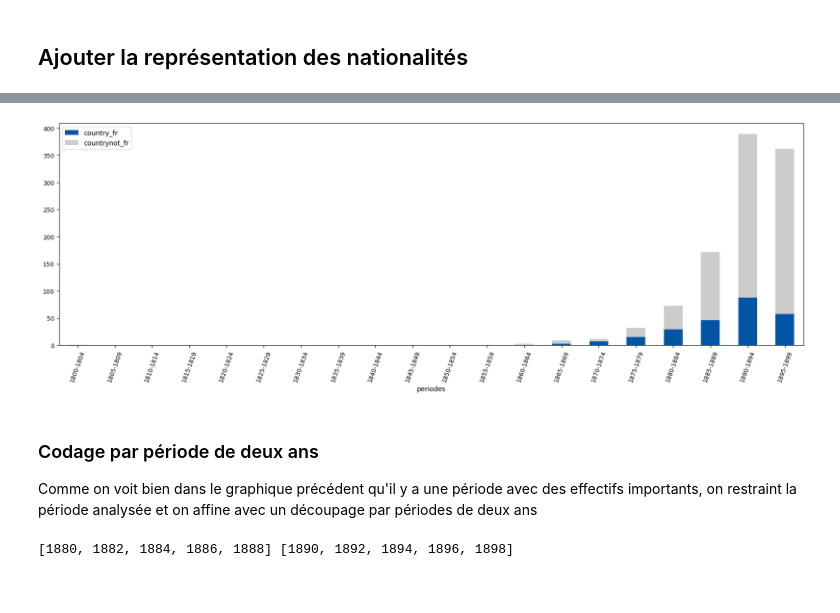
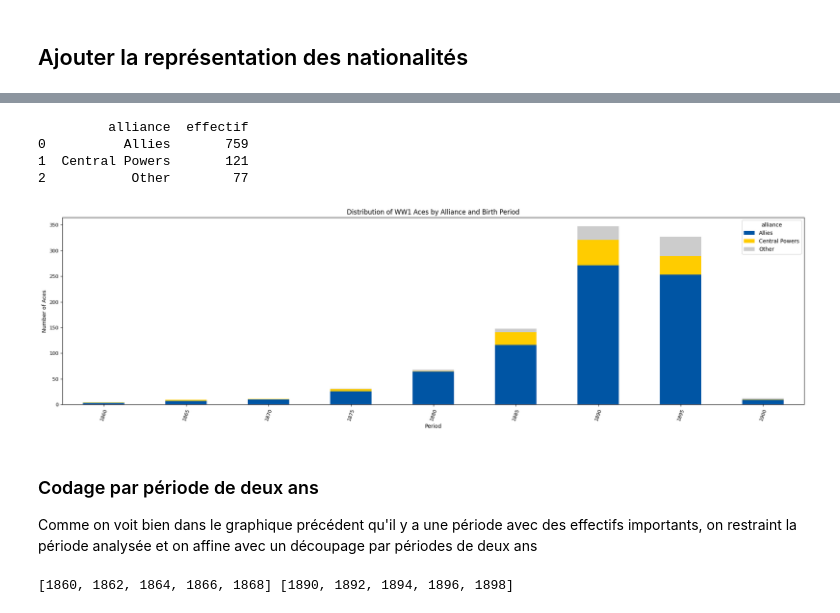
Before and after one commit to samohTDNM/Les-as-de-la-Grande-Guerre-, a Jupyter notebook: notebooks jupyter/asWW1_wdt_distribution_naissances_triplestore.ipynb, the cells around one changed output, grey strips where cells are left out. Drawn from its saved outputs; the diff is of its cells as text; code cells hidden in the pictures.

```diff
--- a/notebooks jupyter/asWW1_wdt_distribution_naissances_triplestore.ipynb
+++ b/notebooks jupyter/asWW1_wdt_distribution_naissances_triplestore.ipynb
@@ -183,0 +185,7 @@ df_p[df_p['countryCode']=='A'][:5]
+# %%
+df_p['allegiance_clean'] = df_p['allegiance'].replace(allegiance_clean_map)
+
+df_p_allegiance_clean = df_p.groupby('allegiance_clean').size().reset_index(name='effectif')
+df_p_allegiance_clean = df_p_allegiance_clean.sort_values('effectif', ascending=False)
+
+print(df_p_allegiance_clean.head(30))
@@ -264,6 +290,6 @@ print(min(cdf_p['birthYear']), max(cdf_p['birthYear']))
 ### Créer une liste d'années pour séparer en périodes de 5 ans
 # noter que la dernière année sera exclue,
 # elle donc doit être supérieure à la valeur maximale
-l_5 = list(range(1800, 1905, 5))
+l_5 = list(range(1860, 1905, 5))
 print(l_5[:5],l_5[-5:])
 # %% [output]
@@ -371,20 +387,59 @@ merged.tail()
+# %%
+cdf_p['alliance'] = cdf_p['allegiance_clean'].apply(code_alliances)
+# %%
+# on regarde la distribution
+
+alliance_counts = (
+    cdf_p['alliance']
+    .value_counts()
+    .reset_index(name='effectif')
+    .rename(columns={'index': 'alliance'})
+)
+
+print(alliance_counts)
+# %% [output]
+         alliance  effectif
+0          Allies       759
+1  Central Powers       121
+2           Other        77
+# %%
+# Group by birth decade and alliance
+cdf_p['periodes'] = (cdf_p['birthYear'] // 5) * 5
+
+merged = (
+    cdf_p.groupby(['periodes', 'alliance'])
+    .size()
+    .unstack(fill_value=0)
+)
+
+merged.index = merged.index.map(str)
 # %%
 ### Documentation
 # https://pandas.pydata.org/pandas-docs/stable/reference/api/pandas.DataFrame.plot.bar.html
-ax = merged.plot.bar(stacked=True, rot=70, fontsize=9, figsize=(20,6), color=['#0055A4', '#CCCCCC'])
+ax = merged.plot.bar(
+    stacked=True,
+    rot=70,
+    fontsize=9,
+    figsize=(20, 6),
+    color=['#0055A4', '#FFCC00', '#CCCCCC']
+)
+plt.title("Distribution of WW1 Aces by Alliance and Birth Period")
+plt.xlabel("Period")
+plt.ylabel("Number of Aces")
+plt.tight_layout()
 plt.show()
 # %% [output]
-[figure, old version]
+[figure, new version]
 # %% [markdown]
 ### Codage par période de deux ans
 
 Comme on voit bien dans le graphique précédent qu'il y a une période avec des effectifs importants,
 on restraint la période analysée et on affine avec un découpage par périodes de deux ans
 # %%
-l_2 = list(range(1880, 1900, 2))
+l_2 = list(range(1860, 1900, 2))
 print(l_2[:5],l_2[-5:])
 # %% [output]
-[1880, 1882, 1884, 1886, 1888] [1890, 1892, 1894, 1896, 1898]
+[1860, 1862, 1864, 1866, 1868] [1890, 1892, 1894, 1896, 1898]
 # %%
 ### Découpage tous les deux ans
 # fonction pd.cut : https://pandas.pydata.org/pandas-docs/stable/reference/api/pandas.cut.html
```
Also changed, not shown: parts of 41 cells of this notebook, 22 other files.
